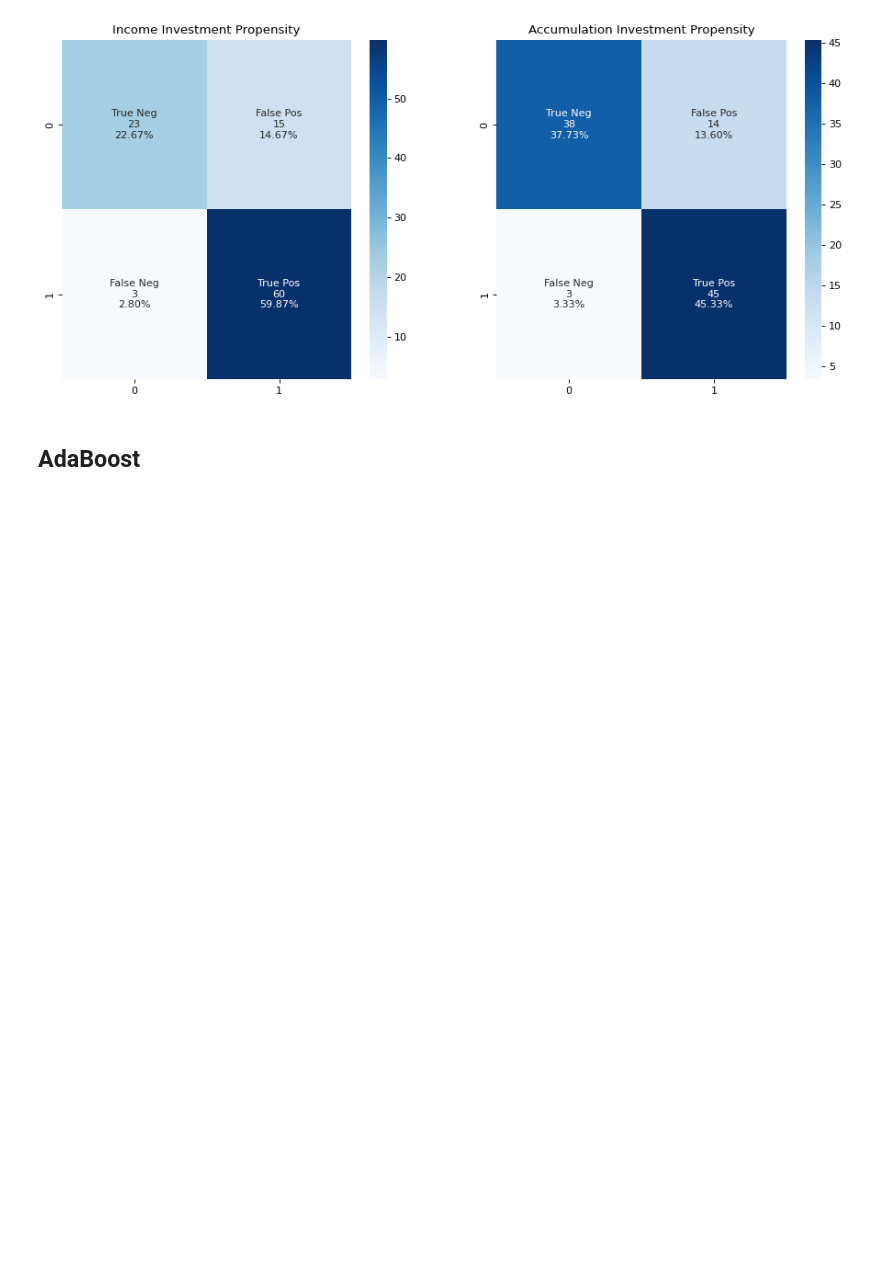
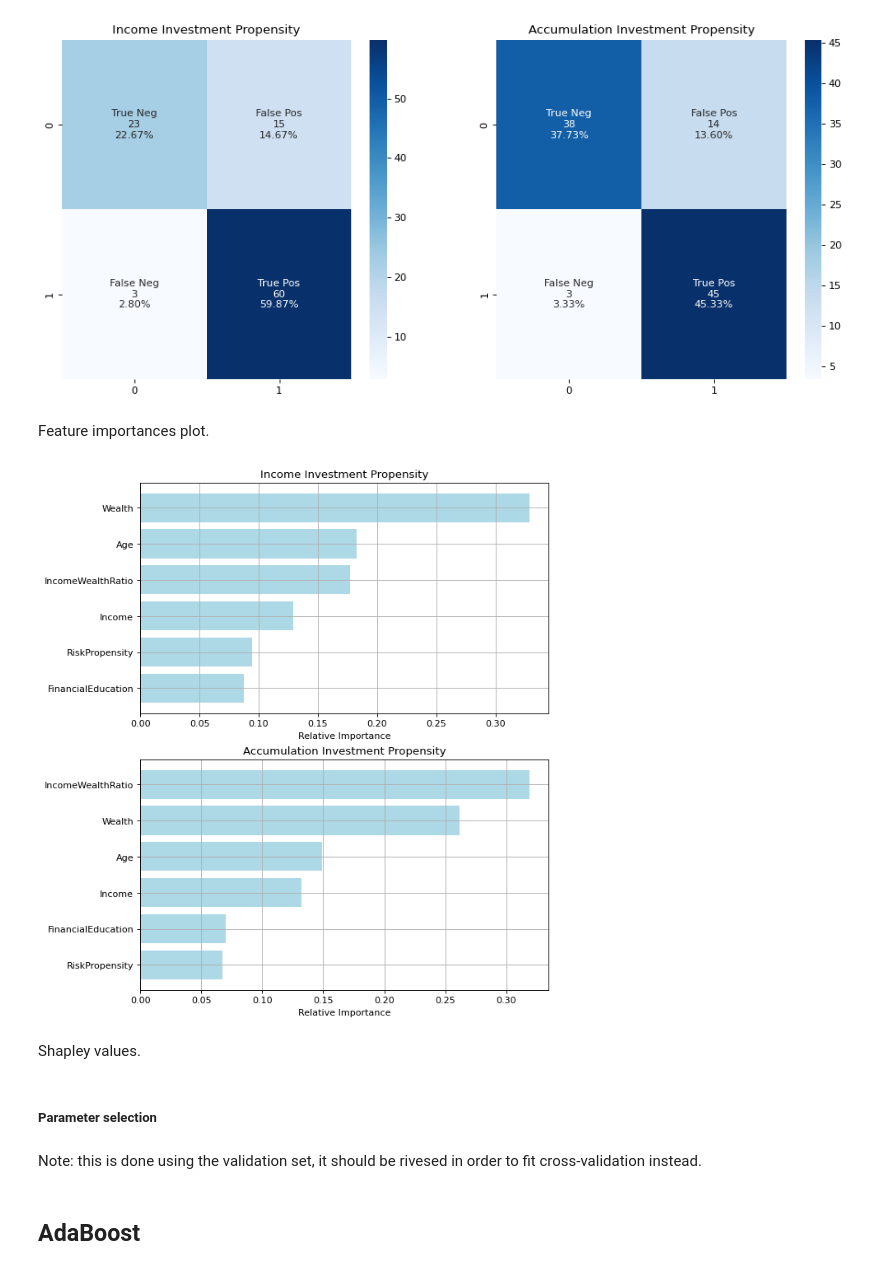
Before and after one commit to venturellimatteo/fintech-projects, a Jupyter notebook: 2 - Recommendation System/RecommendationSystem.ipynb, the cells around one changed output. Drawn from its saved outputs; the diff is of its cells as text; code cells hidden in the pictures; blank space fills up the shorter version.

```diff
--- a/2 - Recommendation System/RecommendationSystem.ipynb
+++ b/2 - Recommendation System/RecommendationSystem.ipynb
@@ -512,3 +512,30 @@ Recall:         0.735
 Precision:      0.919
 F1score:        0.817
 [figure]
+# %% [markdown]
+Feature importances plot.
+# %%
+fig, axes = plt.subplots(2, 1, figsize=(8,10), dpi=80)
+title = ['Income Investment Propensity', 'Accumulation Investment Propensity']
+
+for y_train, y_pred, y_test, i in zip([y_inc_train, y_acc_train], [y_inc_pred, y_acc_pred], [y_inc_test, y_acc_test], [0, 1]):
+
+    rand_forest = RandomForestClassifier(n_estimators = best_n_estimators[i],
+                                         min_samples_split = best_min_samples_split[i],
+                                         criterion = best_criterion[i],
+                                         random_state = seed,
+                                         max_depth = best_max_depth[i])
+    rand_forest.fit(x_train, y_train)
+
+    importances = rand_forest.feature_importances_
+    indices = np.argsort(importances)
+    features = x_train.columns
+    axes[i].set_title(title[i])
+    axes[i].barh(range(len(indices)), importances[indices], color='lightblue', align='center')
+    axes[i].set_yticks(range(len(indices)), [features[index] for index in indices])
+    axes[i].set_xlabel('Relative Importance')
+    axes[i].grid()
+# %% [output]
+[figure, added]
+# %% [markdown]
+Shapley values.
@@ -514,0 +559,4 @@ F1score:        0.817
+# %% [markdown]
+##### Parameter selection
+# %% [markdown]
+Note: this is done using the validation set, it should be rivesed in order to fit cross-validation instead.
```
Also changed, not shown: parts of 4 cells of this notebook.
